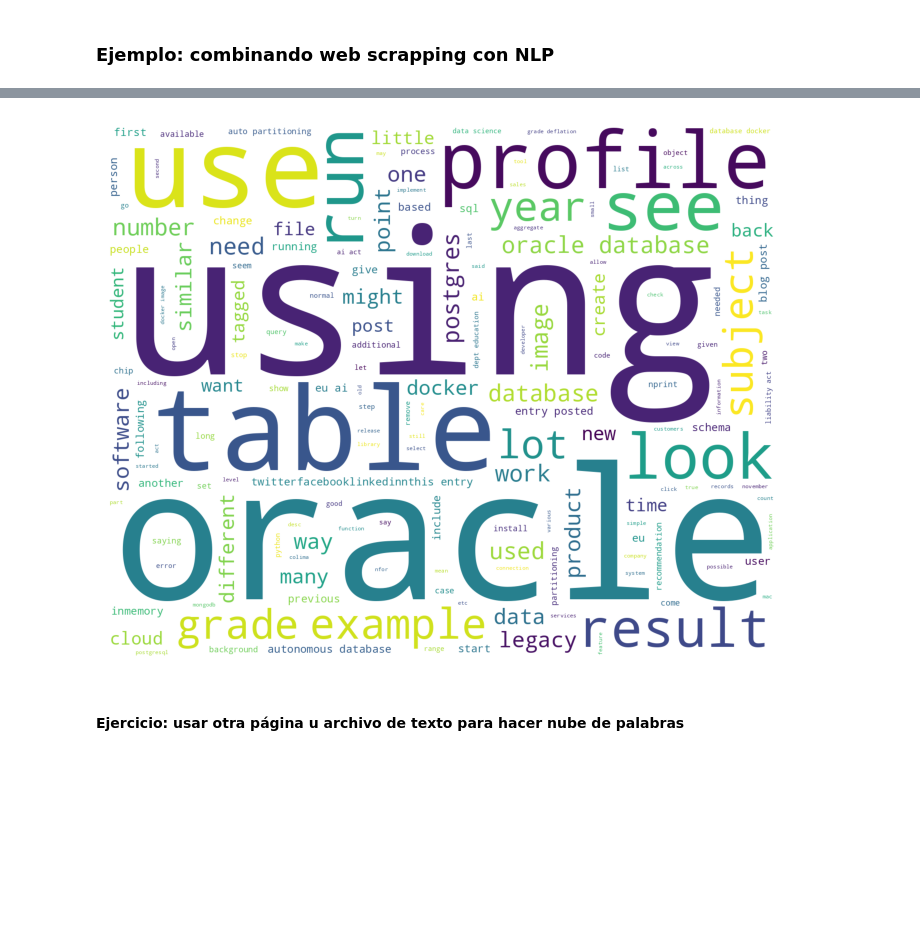
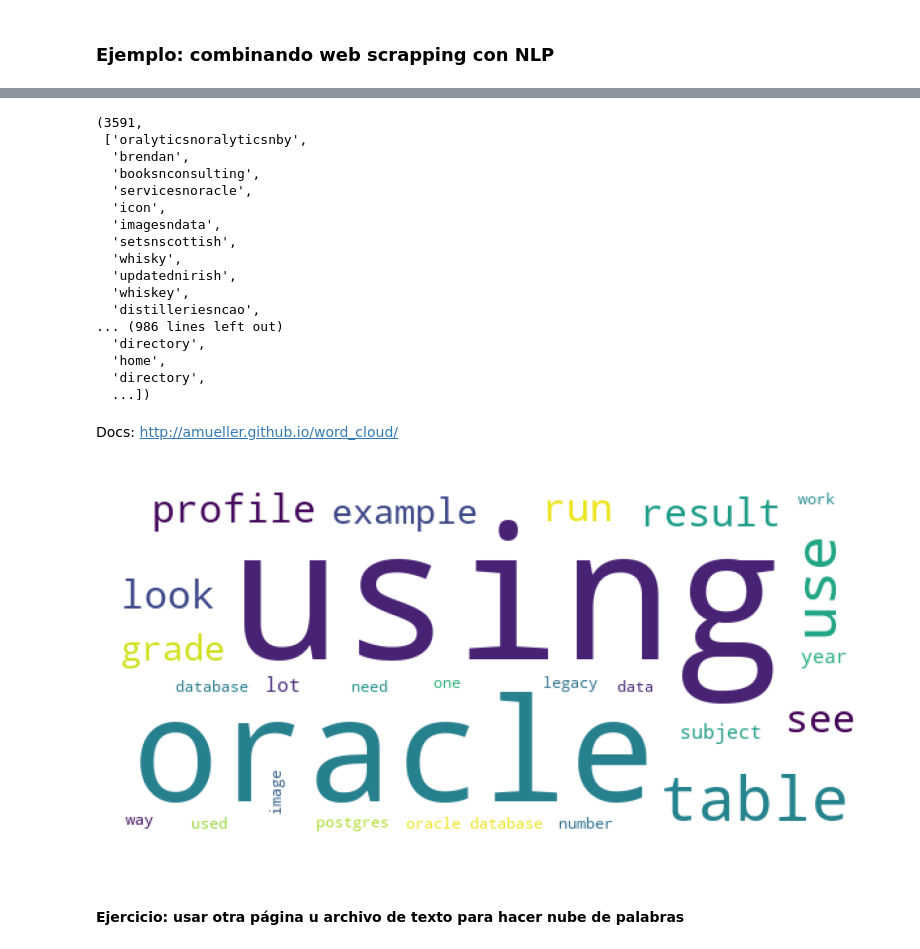
Before and after one commit to igomezv/DataScienceIntermedio, a Jupyter notebook: 7-NLP.ipynb, the cells around one changed output, grey strips where cells are left out. Drawn from its saved outputs; the diff is of its cells as text; code cells hidden in the pictures; blank space fills up the shorter version.

```diff
--- a/7-NLP.ipynb
+++ b/7-NLP.ipynb
@@ -111,0 +118,10 @@ fairly --> fair
+# %%
+s_stemmer = SnowballStemmer(language='english')
+lemmatizer = WordNetLemmatizer()
+words = ['run','runner','running','ran','runs']
+
+for word in words:
+    print("Stemmer:")
+    print(word+' --> '+s_stemmer.stem(word))
+    print("Lemmatizer")
+    print(word+' --> '+lemmatizer.lemmatize(word, pos='v'))
@@ -206,17 +293,41 @@ print(filtered_words)
+# %%
+# remove stop words from tokenised data set
+filtered_words = [word for word in wordsFiltered if word not in stopwords.words('english')]
+len(filtered_words), filtered_words
+# %% [output]
+(3591,
+ ['oralyticsnoralyticsnby',
+  'brendan',
+  'booksnconsulting',
+  'servicesnoracle',
+  'icon',
+  'imagesndata',
+  'setsnscottish',
+  'whisky',
+  'updatednirish',
+  'whiskey',
+  'distilleriesncao',
+... (986 lines left out)
+  'directory',
+  'home',
+  'directory',
+  ...])
+# %% [markdown]
+Docs: http://amueller.github.io/word_cloud/
 # %%
 from wordcloud import WordCloud
 import matplotlib.pyplot as plt
 
-wc = WordCloud(max_words=1000, margin=10, background_color='white',
-scale=3, relative_scaling = 0.5, width=500, height=400,
+wc = WordCloud(max_words=100, margin=10, background_color='white',
+scale=3, relative_scaling = 0.5, width=200, height=100,
 random_state=1).generate(' '.join(filtered_words))
 
 plt.figure(figsize=(20,10))
 plt.imshow(wc)
 plt.axis("off")
 plt.show()
 # %% [output]
-[figure, old version]
+[figure, new version]
 # %% [markdown]
 #### Ejercicio: usar otra página u archivo de texto para hacer nube de palabras
 # %% [markdown]
```
Also changed, not shown: parts of 15 cells of this notebook, 1 other file.
